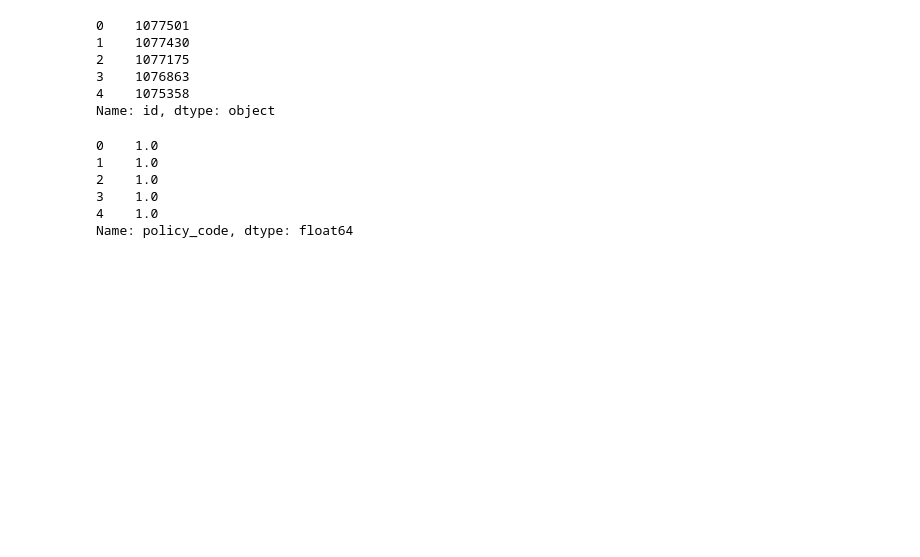
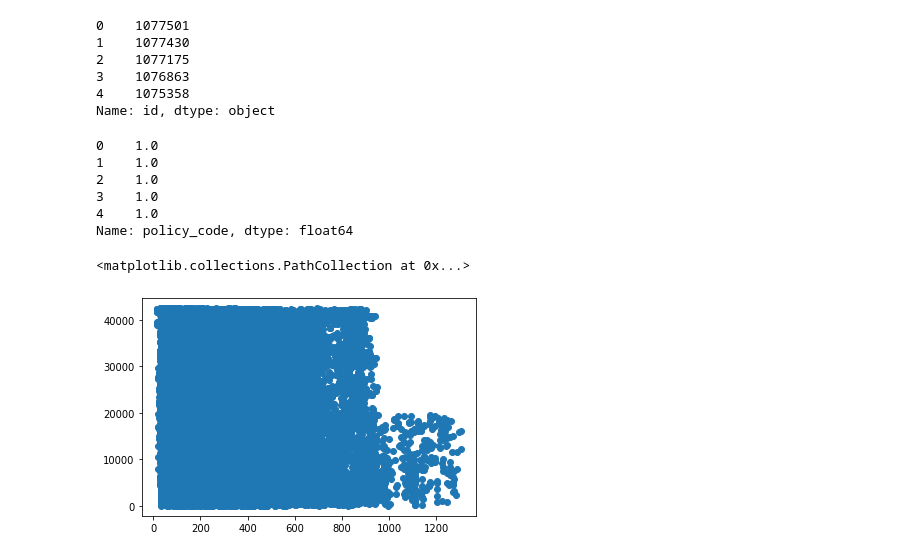
Before and after one commit to torben90/NF_Prj_LendingClub, a Jupyter notebook: sub_notebooks/Ini_EDA.ipynb, the cells around one changed output. Drawn from its saved outputs; the diff is of its cells as text; code cells hidden in the pictures; blank space fills up the shorter version.

```diff
--- a/sub_notebooks/Ini_EDA.ipynb
+++ b/sub_notebooks/Ini_EDA.ipynb
@@ -89,3 +89,9 @@ df.policy_code.head()
 3    1.0
 4    1.0
 Name: policy_code, dtype: float64
+# %%
+import matplotlib.pyplot as plt
+plt.scatter(df.installment, df.index)
+# %% [output]
+<matplotlib.collections.PathCollection at 0x...>
+[figure, added]
```
Also changed, not shown: parts of 3 cells of this notebook, 5 other files.
